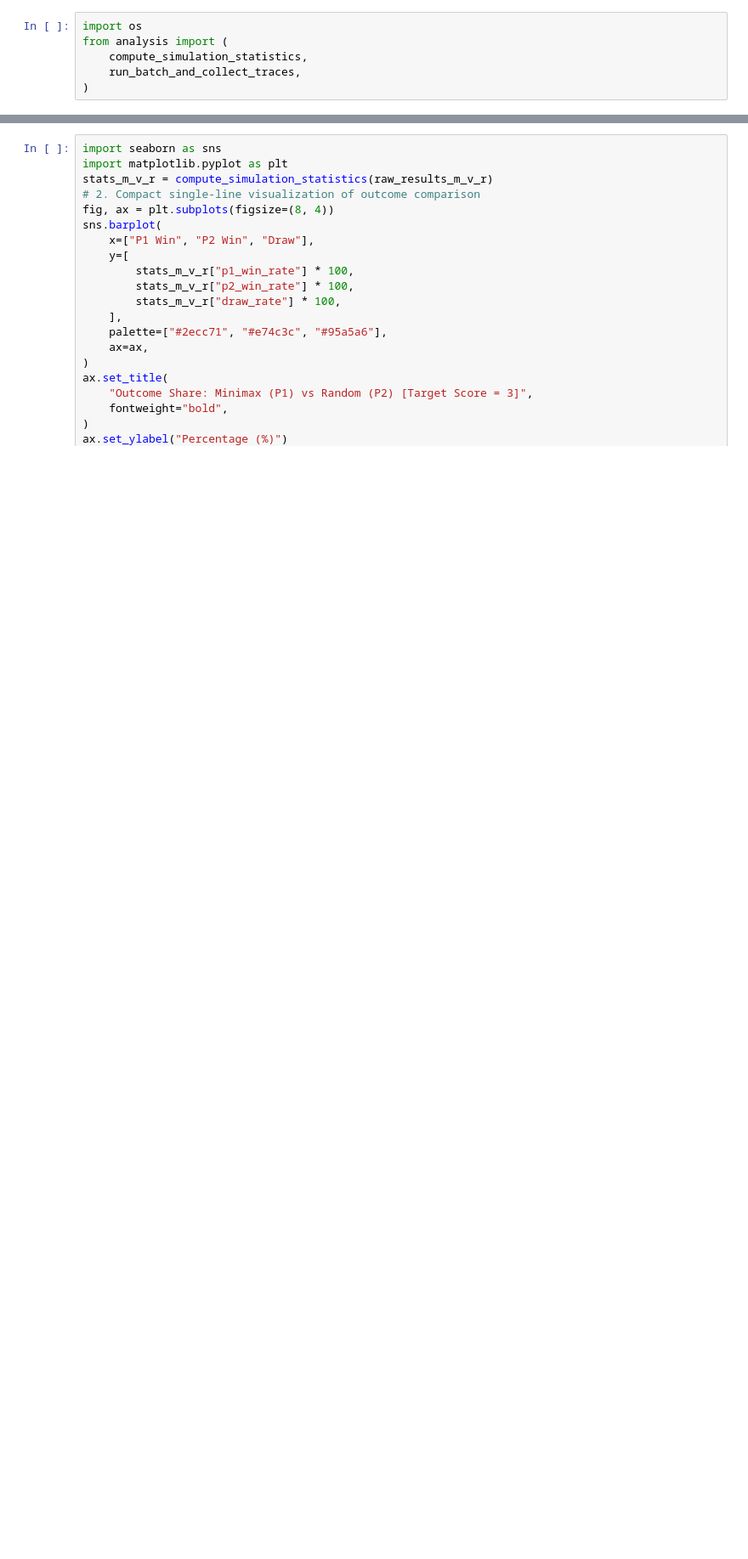
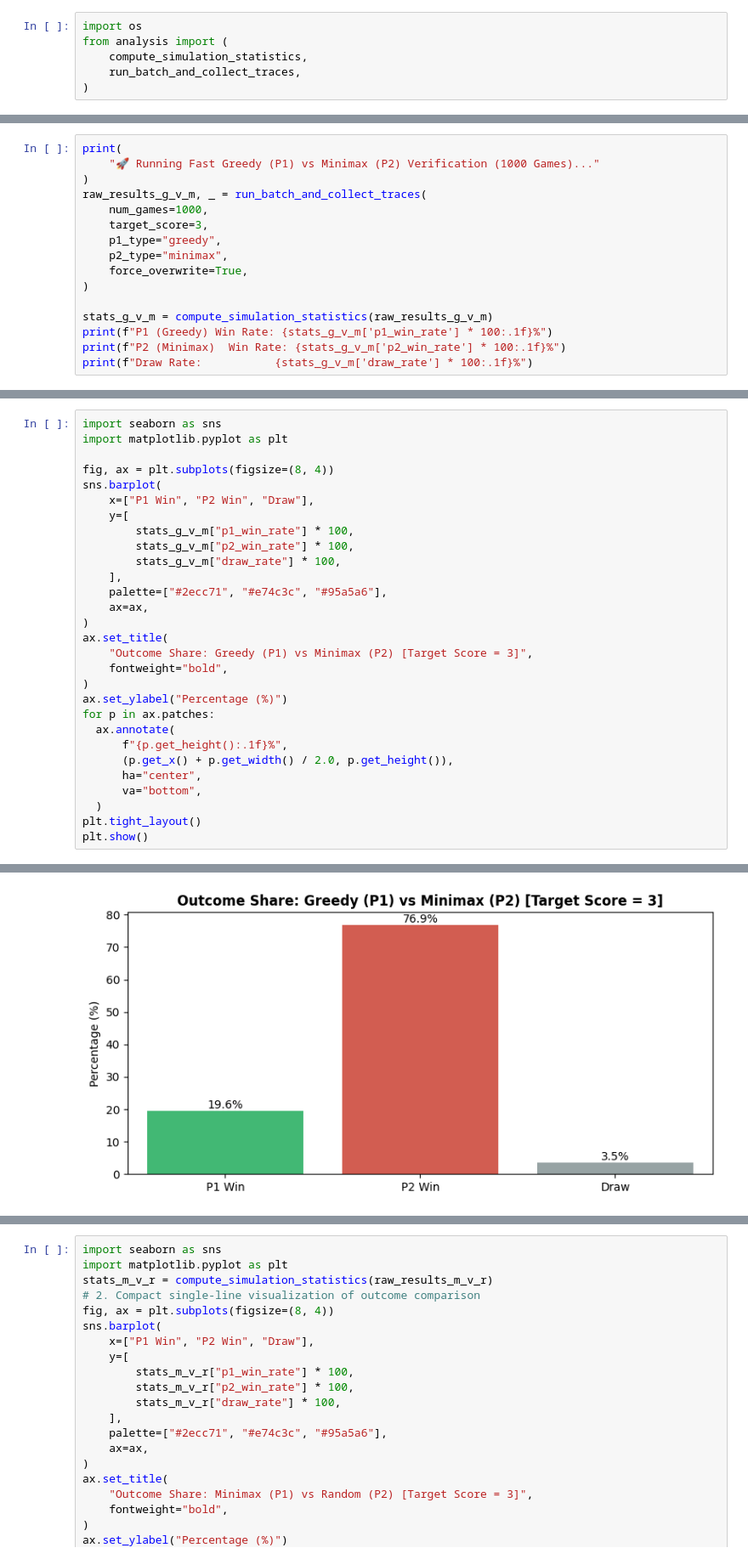
Before and after one commit to SreelathaVS/Game_Analysis_Entangled, a Jupyter notebook: minimax_analysis.ipynb, the cells around one changed output, grey strips where cells are left out. Shown at 85% size. Drawn from its saved outputs; the diff is of its cells as text; blank space fills up the shorter version.

```diff
--- a/minimax_analysis.ipynb
+++ b/minimax_analysis.ipynb
@@ -102,0 +67,16 @@ Passing `palette` without assigning `hue` is deprecated and will be removed in v
+# %%
+print(
+    "🚀 Running Fast Greedy (P1) vs Minimax (P2) Verification (1000 Games)..."
+)
+raw_results_g_v_m, _ = run_batch_and_collect_traces(
+    num_games=1000,
+    target_score=3,
+    p1_type="greedy",
+    p2_type="minimax",
+    force_overwrite=True,
+)
+
+stats_g_v_m = compute_simulation_statistics(raw_results_g_v_m)
+print(f"P1 (Greedy) Win Rate: {stats_g_v_m['p1_win_rate'] * 100:.1f}%")
+print(f"P2 (Minimax)  Win Rate: {stats_g_v_m['p2_win_rate'] * 100:.1f}%")
+print(f"Draw Rate:           {stats_g_v_m['draw_rate'] * 100:.1f}%")
@@ -102,0 +92,30 @@ Passing `palette` without assigning `hue` is deprecated and will be removed in v
+# %%
+import seaborn as sns
+import matplotlib.pyplot as plt
+
+fig, ax = plt.subplots(figsize=(8, 4))
+sns.barplot(
+    x=["P1 Win", "P2 Win", "Draw"],
+    y=[
+        stats_g_v_m["p1_win_rate"] * 100,
+        stats_g_v_m["p2_win_rate"] * 100,
+        stats_g_v_m["draw_rate"] * 100,
+    ],
+    palette=["#2ecc71", "#e74c3c", "#95a5a6"],
+    ax=ax,
+)
+ax.set_title(
+    "Outcome Share: Greedy (P1) vs Minimax (P2) [Target Score = 3]",
+    fontweight="bold",
+)
+ax.set_ylabel("Percentage (%)")
+for p in ax.patches:
+  ax.annotate(
+      f"{p.get_height():.1f}%",
+      (p.get_x() + p.get_width() / 2.0, p.get_height()),
+      ha="center",
+      va="bottom",
+  )
+plt.tight_layout()
+plt.show()
+# %% [output]
@@ -103,3 +125,4 @@ Passing `palette` without assigning `hue` is deprecated and will be removed in v
+[figure, added]
 # %%
 print(
     "🚀 Running Fast Minimax (P1) vs Random (P2) Verification (1000 Games)..."
```
Also changed, not shown: parts of 12 cells of this notebook, 52 other files.
